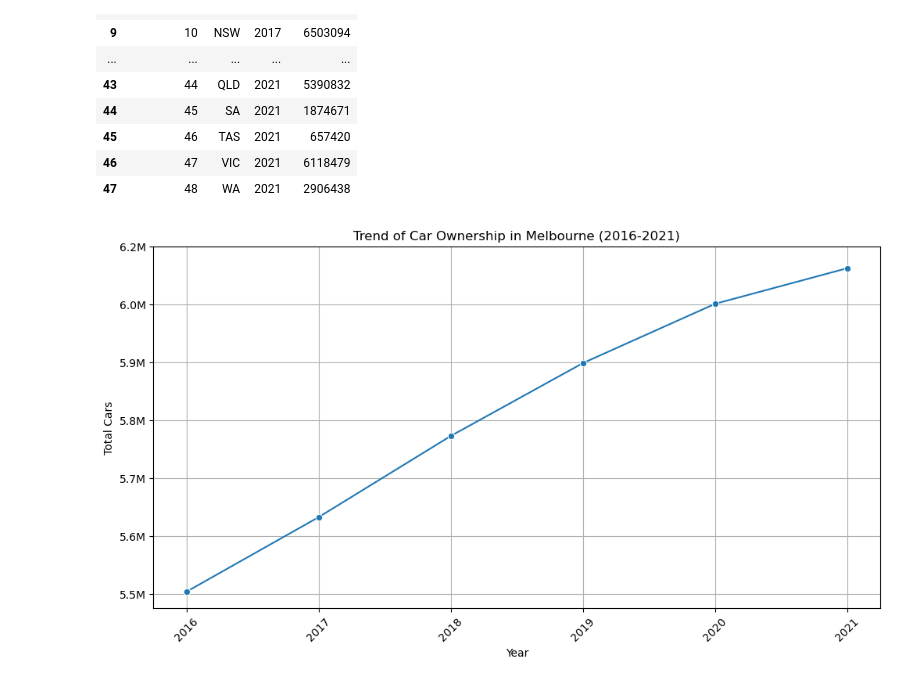
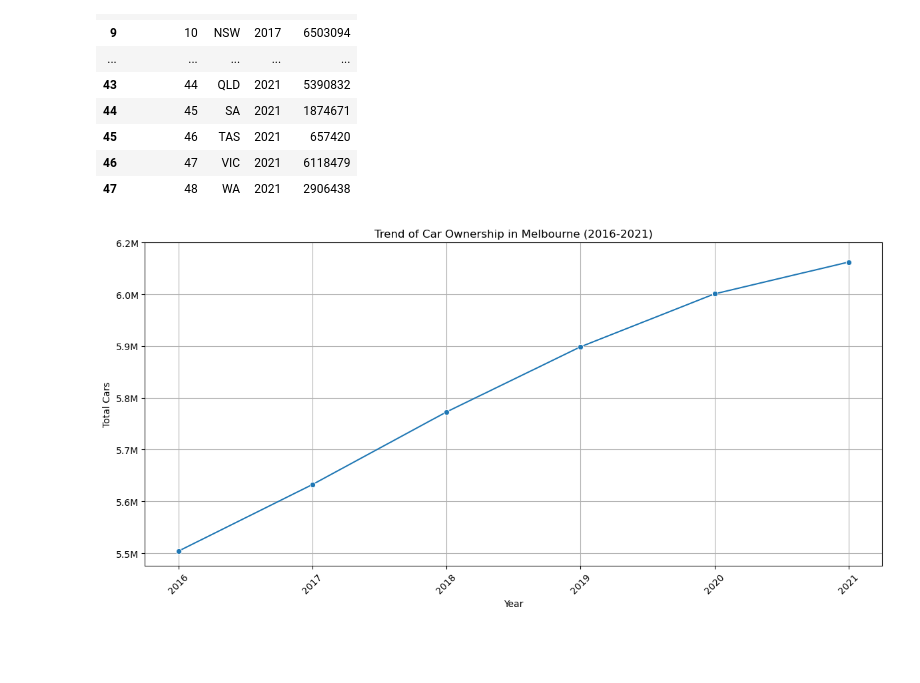
Before and after one commit to Gyoungd/carownership_backend_api, a Jupyter notebook: car_ownership.ipynb, the cells around one changed output. Drawn from its saved outputs; the diff is of its cells as text; code cells hidden in the pictures; blank space fills up the shorter version.

Commit message:
update graph

```diff
--- a/car_ownership.ipynb
+++ b/car_ownership.ipynb
@@ -231,31 +231,36 @@ df_all.to_csv('car_ownership_cleaned.csv', index=False)
 df_vic = df_all[df_all['State'] == 'VIC']
 
 df_vic
 
 # Plotting the trend of car ownership in Victoria
 import matplotlib.pyplot as plt
 import seaborn as sns
 plt.figure(figsize=(12, 6))
 sns.lineplot(data=df_vic, x='Year', y='Total_cars', marker='o')
 plt.title('Trend of Car Ownership in Melbourne (2016-2021)')
 plt.xlabel('Year')
 plt.ylabel('Total Cars')
 min_cars = df_vic['Total_cars'].min()
 max_cars = df_vic['Total_cars'].max()
 
 n_ticks = 7
 step = int(np.ceil((max_cars - min_cars) / (n_ticks - 1) / 10000) * 10000)
 start = int(np.floor(min_cars / step) * step)
 end = int(np.ceil(max_cars / step) * step)
 yticks = np.arange(start, end + step, step)
 
 #yticklabels = [f'{int(y):,}' for y in yticks]  # f'{y/1e6:.1f}M'
 yticklabels = [f'{y/1e6:.1f}M' for y in yticks]
 
 plt.yticks(yticks, yticklabels)
 
 plt.xticks(df_vic['Year'], rotation=45)
 plt.grid()
+
+# Save the plot
+plt.tight_layout()
+plt.savefig('car_ownership_trend_mel.png', dpi=200, bbox_inches='tight')
+
 plt.show()
 # %% [output]
-[figure, old version]
+[figure, new version]
```
Also changed, not shown: 1 other file.
